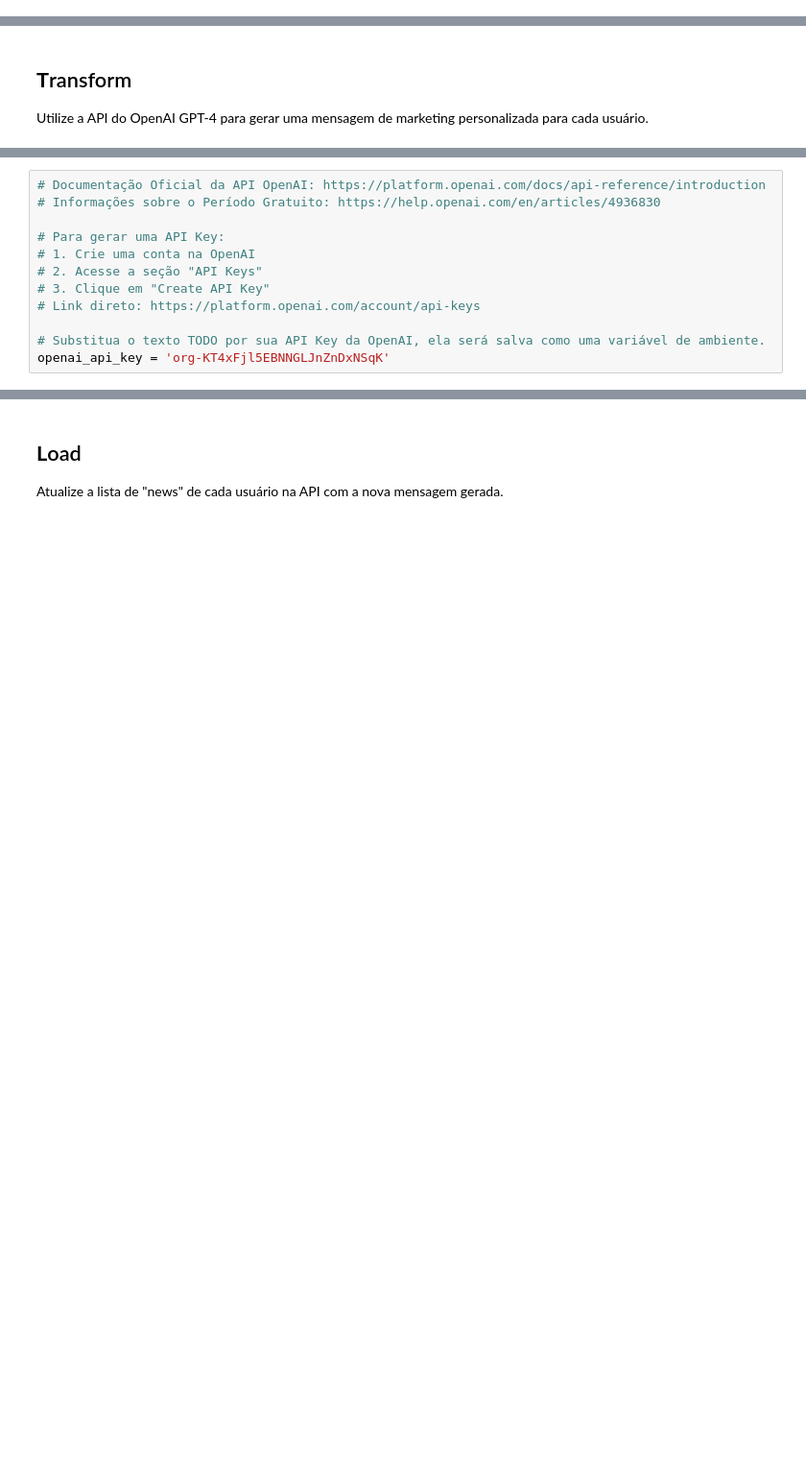
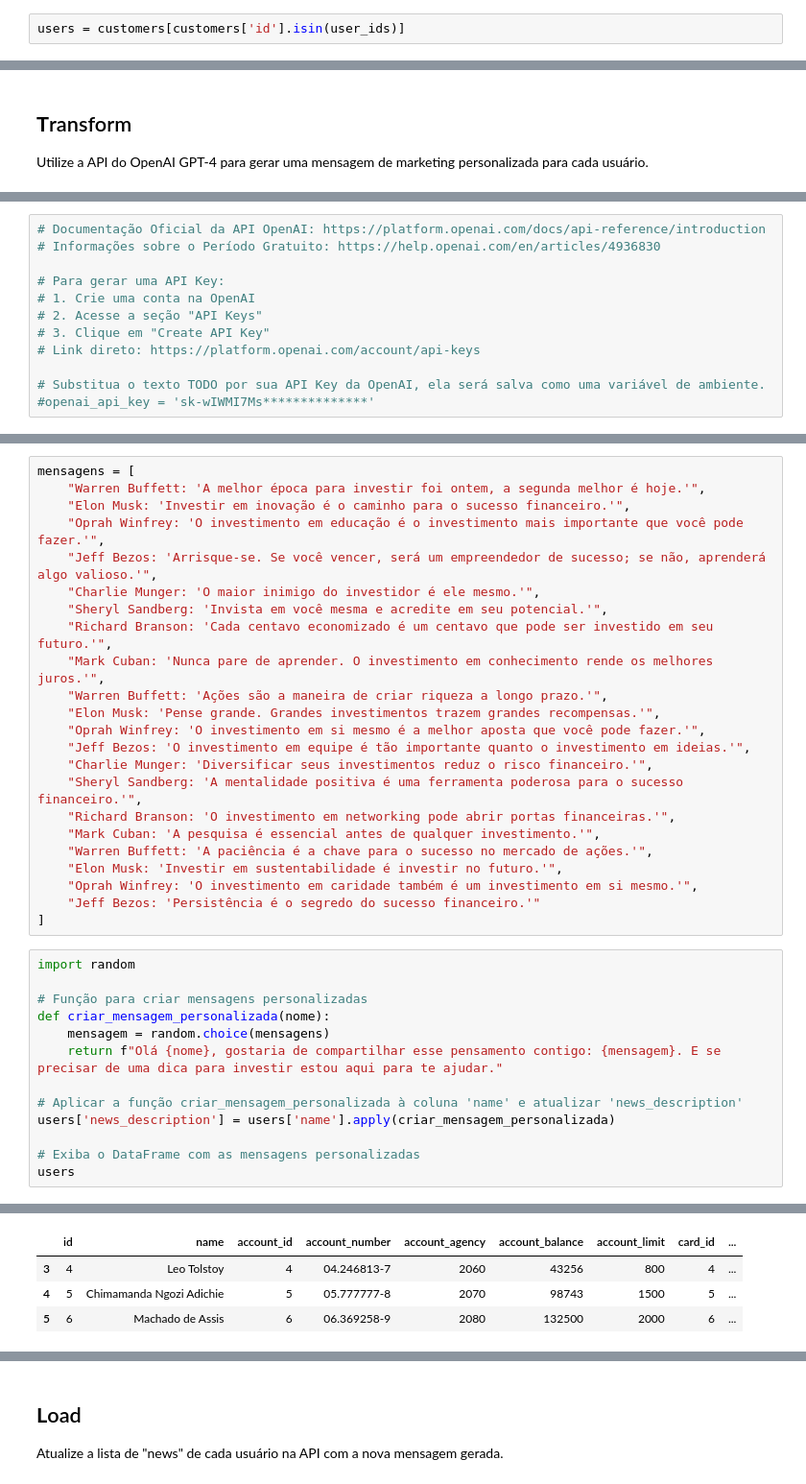
Before and after one commit to fnusda/santander-dev-week-2023-api, a Jupyter notebook: SantanderDevWeek2023.ipynb, the cells around one changed output, grey strips where cells are left out. Shown at 96% size. Saved outputs shown, nothing was run; the diff lists cells and outputs as text; blank space fills up the shorter version.

```diff
--- a/SantanderDevWeek2023.ipynb
+++ b/SantanderDevWeek2023.ipynb
@@ -47,0 +71,2 @@ print(json.dumps(users, indent=2))
+# %%
+users = customers[customers['id'].isin(user_ids)]
@@ -80,5 +94,5 @@ Successfully installed openai-0.28.0
 # Link direto: https://platform.openai.com/account/api-keys
 
 # Substitua o texto TODO por sua API Key da OpenAI, ela será salva como uma variável de ambiente.
-openai_api_key = 'org-KT4xFjl5EBNNGLJnZnDxNSqK'
+#openai_api_key = 'sk-wIWMI7Ms**************'
 # %%
@@ -111,0 +137,37 @@ for user in users:
+# %%
+mensagens = [
+    "Warren Buffett: 'A melhor época para investir foi ontem, a segunda melhor é hoje.'",
+    "Elon Musk: 'Investir em inovação é o caminho para o sucesso financeiro.'",
+    "Oprah Winfrey: 'O investimento em educação é o investimento mais importante que você pode fazer.'",
+    "Jeff Bezos: 'Arrisque-se. Se você vencer, será um empreendedor de sucesso; se não, aprenderá algo valioso.'",
+    "Charlie Munger: 'O maior inimigo do investidor é ele mesmo.'",
+    "Sheryl Sandberg: 'Invista em você mesma e acredite em seu potencial.'",
+    "Richard Branson: 'Cada centavo economizado é um centavo que pode ser investido em seu futuro.'",
+    "Mark Cuban: 'Nunca pare de aprender. O investimento em conhecimento rende os melhores juros.'",
+    "Warren Buffett: 'Ações são a maneira de criar riqueza a longo prazo.'",
+    "Elon Musk: 'Pense grande. Grandes investimentos trazem grandes recompensas.'",
+    "Oprah Winfrey: 'O investimento em si mesmo é a melhor aposta que você pode fazer.'",
+    "Jeff Bezos: 'O investimento em equipe é tão importante quanto o investimento em ideias.'",
+    "Charlie Munger: 'Diversificar seus investimentos reduz o risco financeiro.'",
+    "Sheryl Sandberg: 'A mentalidade positiva é uma ferramenta poderosa para o sucesso financeiro.'",
+    "Richard Branson: 'O investimento em networking pode abrir portas financeiras.'",
+    "Mark Cuban: 'A pesquisa é essencial antes de qualquer investimento.'",
+    "Warren Buffett: 'A paciência é a chave para o sucesso no mercado de ações.'",
+    "Elon Musk: 'Investir em sustentabilidade é investir no futuro.'",
+    "Oprah Winfrey: 'O investimento em caridade também é um investimento em si mesmo.'",
+    "Jeff Bezos: 'Persistência é o segredo do sucesso financeiro.'"
+]
+# %%
+import random
+
+# Função para criar mensagens personalizadas
+def criar_mensagem_personalizada(nome):
+    mensagem = random.choice(mensagens)
+    return f"Olá {nome}, gostaria de compartilhar esse pensamento contigo: {mensagem}. E se precisar de uma dica para investir estou aqui para te ajudar."
+
+# Aplicar a função criar_mensagem_personalizada à coluna 'name' e atualizar 'news_description'
+users['news_description'] = users['name'].apply(criar_mensagem_personalizada)
+
+# Exiba o DataFrame com as mensagens personalizadas
+users
+# %% [output]
@@ -111,0 +179,4 @@ for user in users:
+|  | id | name | account_id | account_number | account_agency | account_balance | account_limit | card_id | ... |
+| 3 | 4 | Leo Tolstoy | 4 | 04.246813-7 | 2060 | 43256 | 800 | 4 | ... |
+| 4 | 5 | Chimamanda Ngozi Adichie | 5 | 05.777777-8 | 2070 | 98743 | 1500 | 5 | ... |
+| 5 | 6 | Machado de Assis | 6 | 06.369258-9 | 2080 | 132500 | 2000 | 6 | ... |
```
Also changed, not shown: parts of 12 cells of this notebook.
